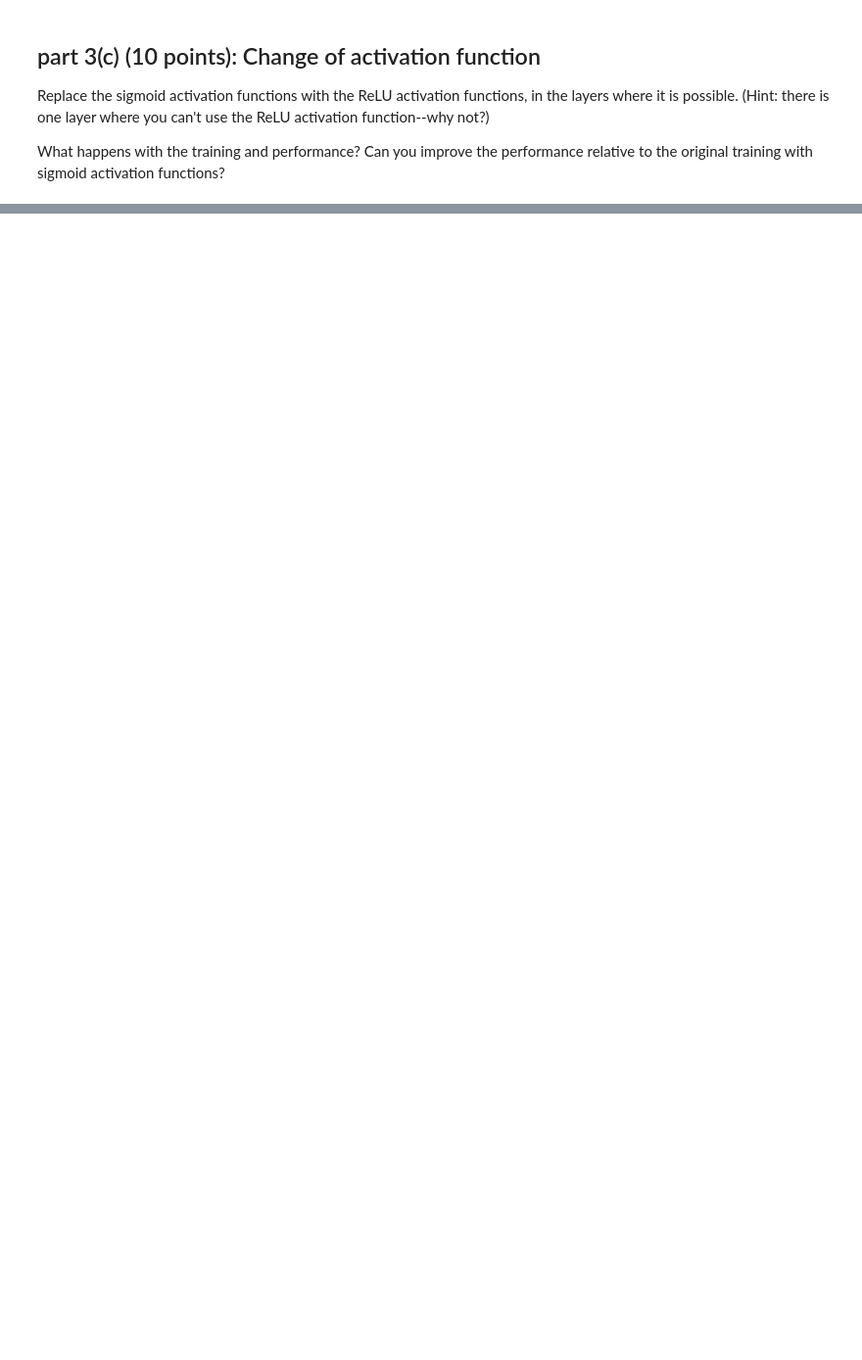
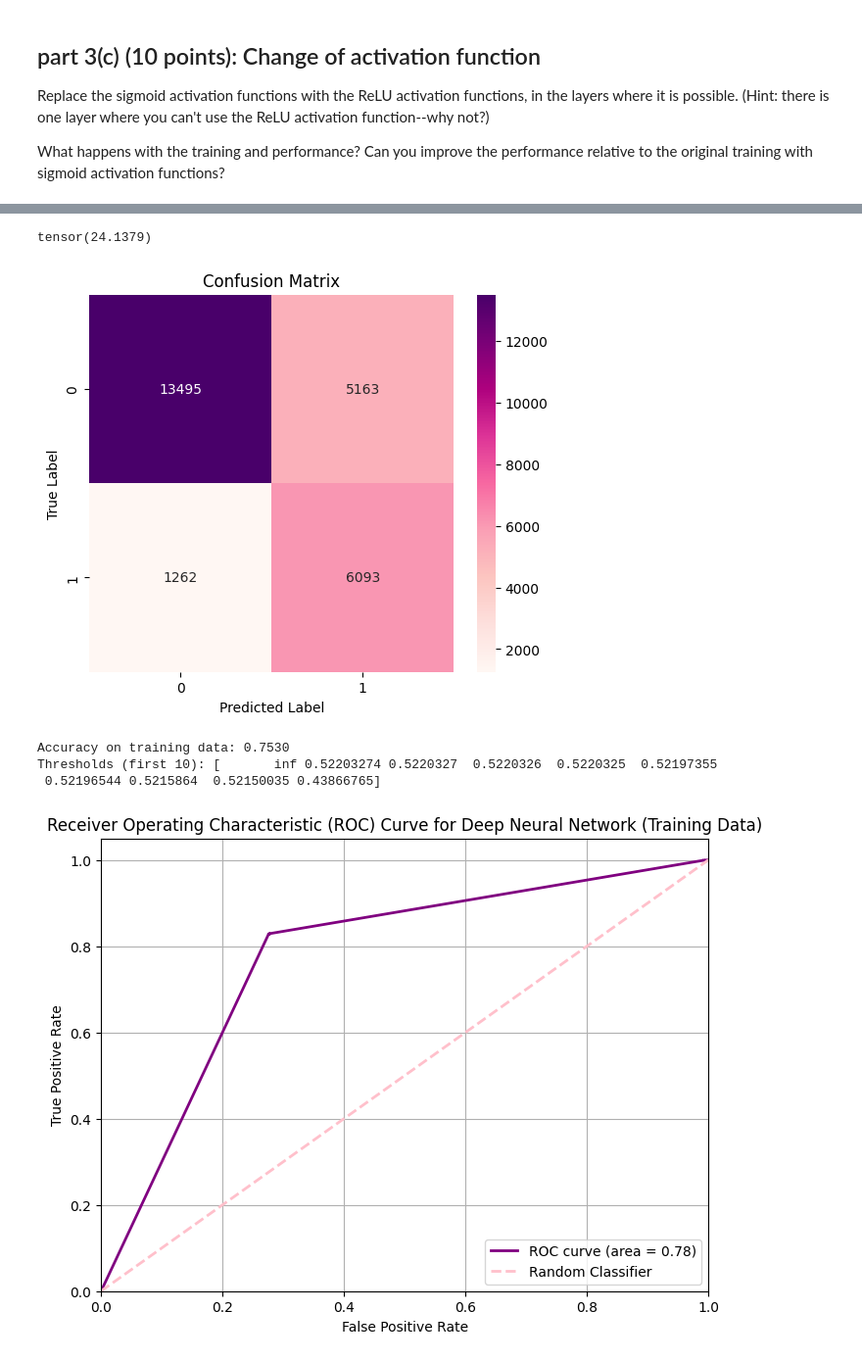
Before and after one commit to lbovet8/phys152-2026, a Jupyter notebook: Exercises/Homework-2.ipynb, the cells around one changed output, grey strips where cells are left out. Shown at 98% size. Drawn from its saved outputs; the diff is of its cells as text; code cells hidden in the pictures; blank space fills up the shorter version.

```diff
--- a/Exercises/Homework-2.ipynb
+++ b/Exercises/Homework-2.ipynb
@@ -521,0 +578,27 @@ What happens with the training and performance? Can you improve the performance
+# %%
+# define DNN model
+model_ReLU = nn.Sequential(
+    nn.Linear(50, 64),
+    nn.ReLU(),
+    nn.Linear(64, 80),
+    nn.ReLU(),
+    nn.Linear(80, 64),
+    nn.ReLU(),
+    nn.Linear(64, 1),
+    nn.Sigmoid()
+)
+
+criterion = nn.BCELoss()
+optimizer = optim.SGD(model.parameters(), lr=0.1)
+
+# training loop
+num_epochs = 50
+for epoch in range(num_epochs):
+    for batch_idx, (data, target) in enumerate(train_loader):
+        optimizer.zero_grad()
+        output = model(data)
+        loss = criterion(output, target)
+        loss.backward()
+        optimizer.step()
+
+    print(f'Epoch [{epoch+1}/{num_epochs}], Loss: {loss.item():.4f}')
@@ -521,0 +623,10 @@ What happens with the training and performance? Can you improve the performance
+# %%
+plot_confusion_matrix(model_ReLU)
+plot_ROC_curve(model_ReLU)
+# %% [output]
+tensor(24.1379)
+[figure, added]
+Accuracy on training data: 0.7530
+Thresholds (first 10): [       inf 0.52203274 0.5220327  0.5220326  0.5220325  0.52197355
+ 0.52196544 0.5215864  0.52150035 0.43866765]
+[figure, added]
```
Also changed, not shown: parts of 14 cells of this notebook.
